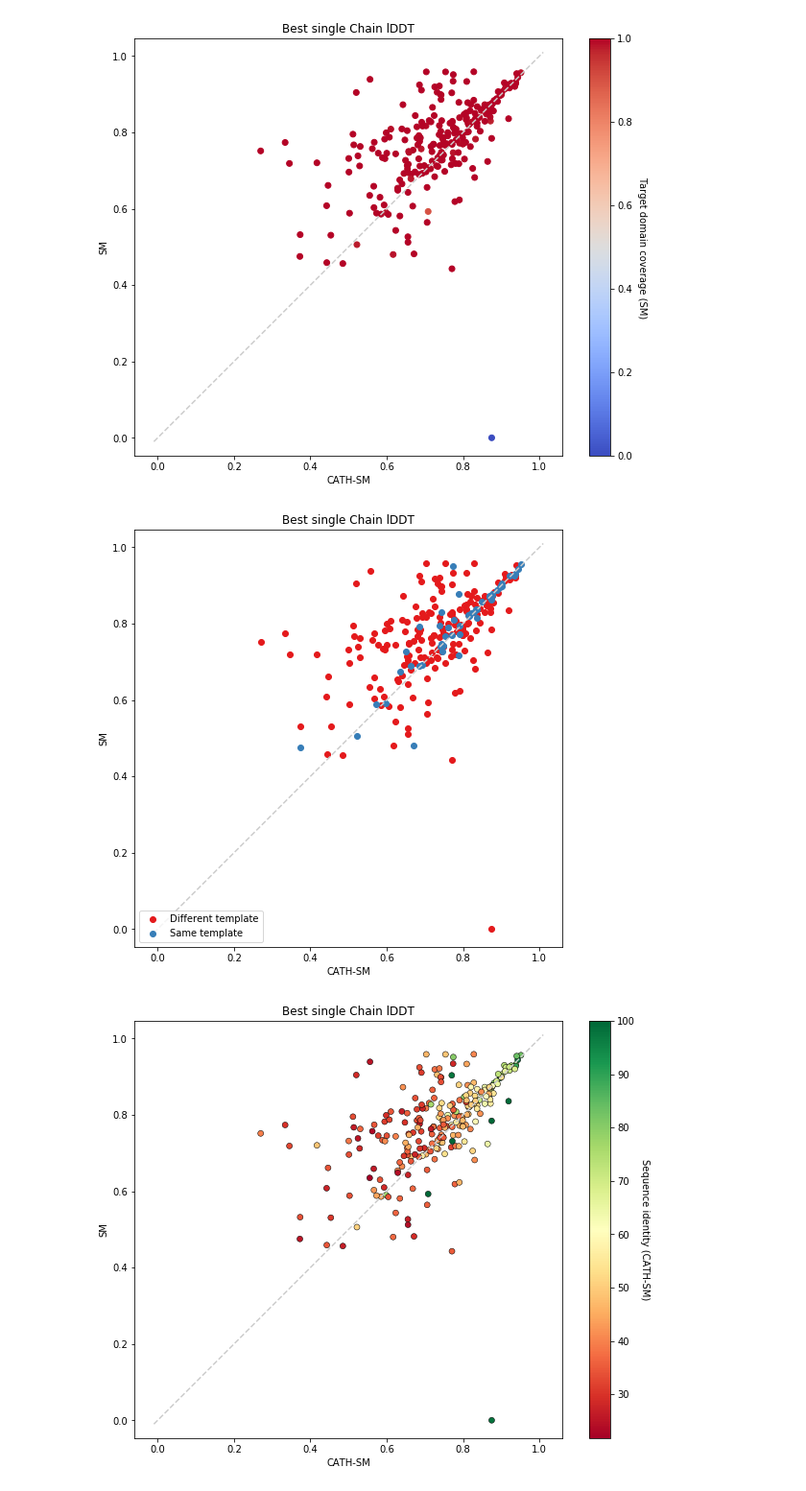
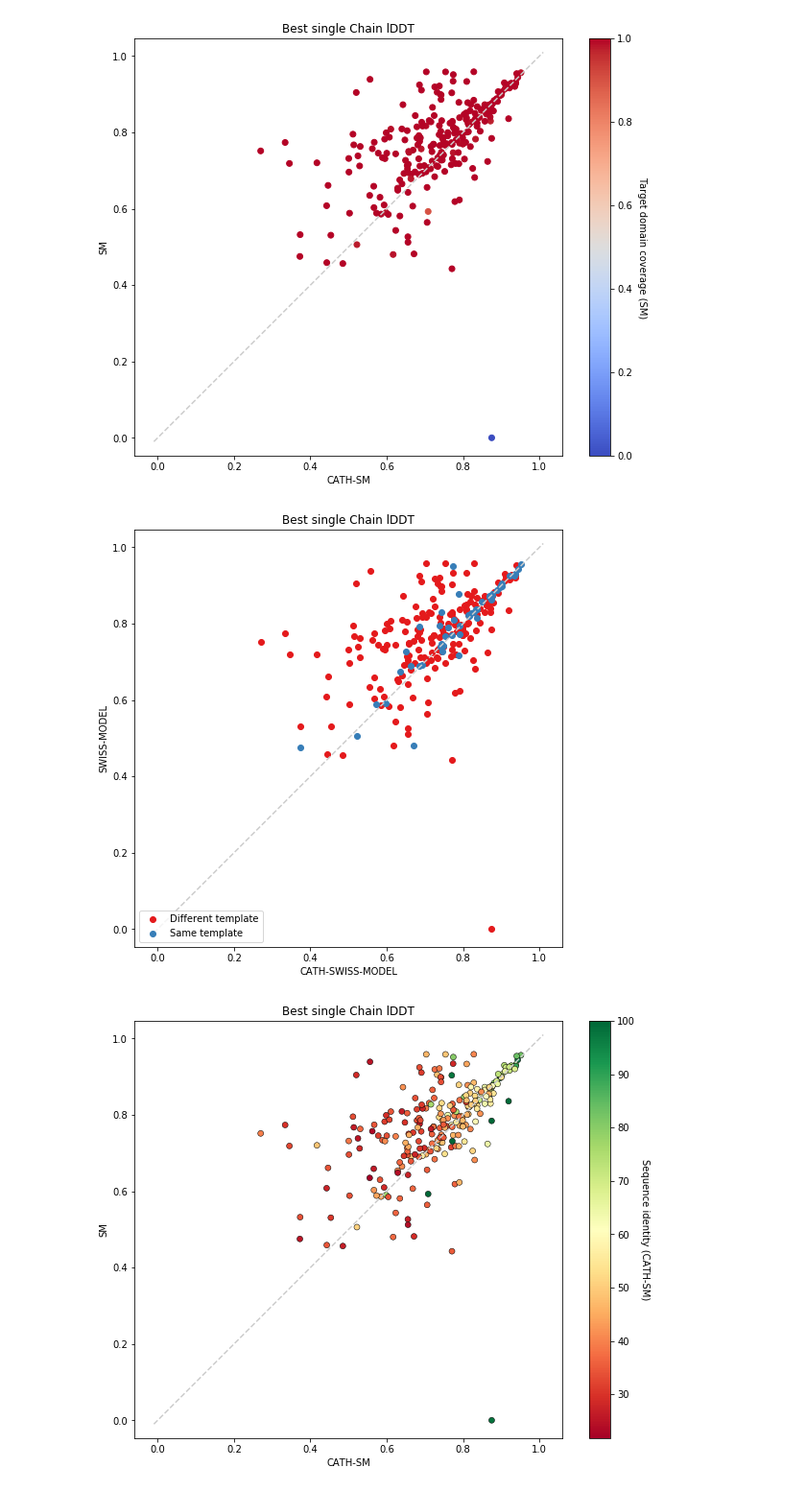
Before and after one commit to CATH-SWISSMODEL/cathsm-cameo, a Jupyter notebook: Plots_lDDT.ipynb, the cells around one changed output. Shown at 96% size. Saved outputs shown, nothing was run; the diff lists cells and outputs as text; code cells hidden in the pictures.

```diff
--- a/Plots_lDDT.ipynb
+++ b/Plots_lDDT.ipynb
@@ -562,36 +581,36 @@ import matplotlib as mpl
 import matplotlib.pyplot as plt
 # %matplotlib nbagg
 %matplotlib inline
 # %matplotlib notebook
 mpl.rcParams["figure.figsize"] = (8, 8)
 # Identity line
 plt.xlim(-0.01, 1.01)
 plt.ylim(-0.01, 1.01)
 ax = plt.gca()
 plt.plot(ax.get_xlim(), ax.get_ylim(), ls="--", c=".8")
 # Main plot
 same_template = resolvedhits_top_sm[resolvedhits_top_sm['same_template_md5']]
 #same_template = same_template[same_template['target'] == '20181103_00000042_1']
 diff_template = resolvedhits_top_sm[resolvedhits_top_sm['same_template_md5'] == False]
 #diff_template = diff_template[diff_template['target'] == '20181103_00000042_1']
 plt.scatter(diff_template['cathsm_single_chain_lddt'],
             diff_template['sm_single_chain_lddt'],
             c=np.array([plt.cm.Set1(0)]), label="Different template")
 plt.scatter(same_template['cathsm_single_chain_lddt'],
             same_template['sm_single_chain_lddt'],
             c=np.array([plt.cm.Set1(1)]), label="Same template")
 
 # Axis labels
 plt.title("Best single Chain lDDT")
-plt.xlabel("CATH-SM")
-plt.ylabel("SM")
+plt.xlabel("CATH-SWISS-MODEL")
+plt.ylabel("SWISS-MODEL")
 # Setup legend
 plt.legend(loc='lower left')
 cbar.ax.get_yaxis().labelpad = 15
 plt.axis('equal')
 plt.show()
 # %% [output]
-[figure, old version]
+[figure, new version]
 # %%
 # Single chain lDDT plot
 import matplotlib as mpl
```
Also changed, not shown: parts of 8 cells of this notebook, 1 other file.
